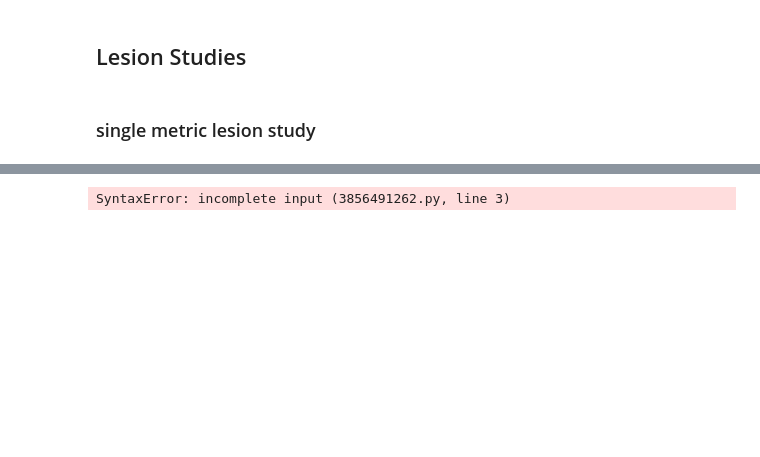
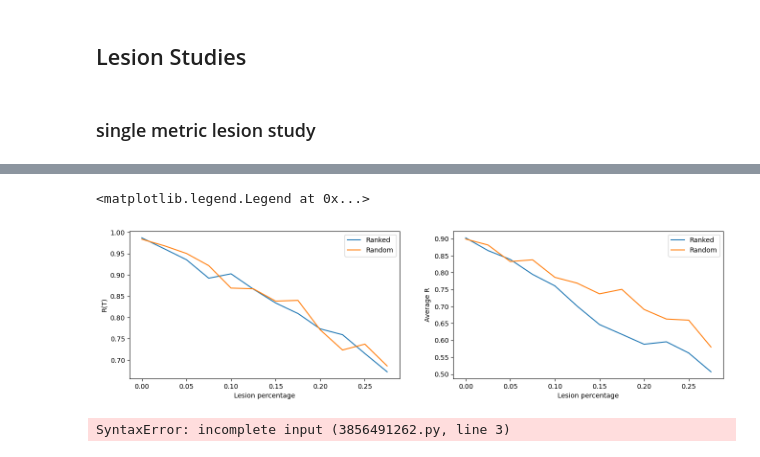
Before and after one commit to adamLastovka/KuramotoNeuralSimulations, a Jupyter notebook: Notebooks/06_lesion_studies.ipynb, the cells around one changed output, grey strips where cells are left out. Saved outputs shown, nothing was run; the diff lists cells and outputs as text; code cells hidden in the pictures; blank space fills up the shorter version.

```diff
--- a/Notebooks/06_lesion_studies.ipynb
+++ b/Notebooks/06_lesion_studies.ipynb
@@ -261,13 +241,39 @@ plt.show()
 # %%
 # Compute R final/ R_avg vs lesion %
-lesion_percentages = np.arange(0, 0.2, 0.01)
+lesion_fracs = np.arange(0, 0.3, 0.025)
 
-R_final_lesioned = []
-R_avg_lesioned = []
+R_final_ranked = []
+R_avg_ranked = []
+R_final_random = []
+R_avg_random = []
 
-for lesion_percentage in lesion_percentages:
-    # Lesion top x% of nodes
-    lesion_nodes = np.argsort(metric)[:int(lesion_percentage * len(metric))]
+for lesion_frac in lesion_fracs:
+    res_ranked_lesion, alpha_ranked, K_lesioned_ranked = run_lesion_study(sim, metric, lesion_frac, lesion_strength, T_END, dt, RNG)
+    res_random_lesion, alpha_random, K_lesioned_random = run_lesion_study(sim, "random", lesion_frac, lesion_strength, T_END, dt, RNG)
+
+    R_ranked_lesion, _ = order_parameter(res_ranked_lesion["theta"])
+    R_random_lesion, _ = order_parameter(res_random_lesion["theta"])
+
+    R_final_ranked.append(R_ranked_lesion[-1])
+    R_avg_ranked.append(np.mean(R_ranked_lesion))
+    R_final_random.append(R_random_lesion[-1])
+    R_avg_random.append(np.mean(R_random_lesion))
+
+fig, ax = plt.subplots(1,2, figsize=(16, 4))
+ax[0].plot(lesion_percentages, R_final_ranked, label="Ranked")
+ax[0].plot(lesion_percentages, R_final_random, label="Random")
+ax[0].set_xlabel("Lesion percentage")
+ax[0].set_ylabel("R(T)")
+ax[0].legend()
+
+ax[1].plot(lesion_percentages, R_avg_ranked, label="Ranked")
+ax[1].plot(lesion_percentages, R_avg_random, label="Random")
+ax[1].set_xlabel("Lesion percentage")
+ax[1].set_ylabel("Average R")
+ax[1].legend()
+# %% [output]
+<matplotlib.legend.Legend at 0x...>
+[figure, added]
 # %%
 # Run lesion study for each metric
 for metric_name, metric in metrics.items():
```
Also changed, not shown: parts of 6 cells of this notebook, 12 other files.
